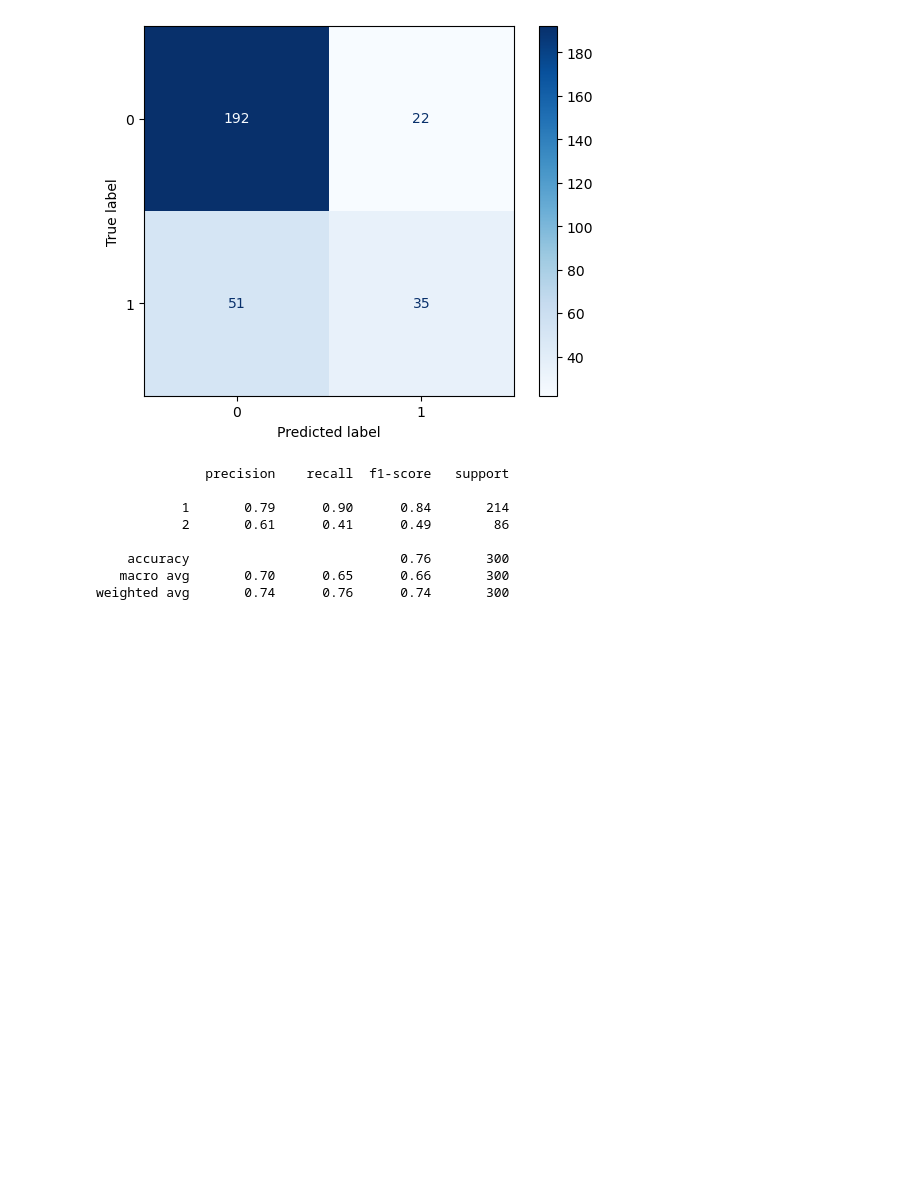
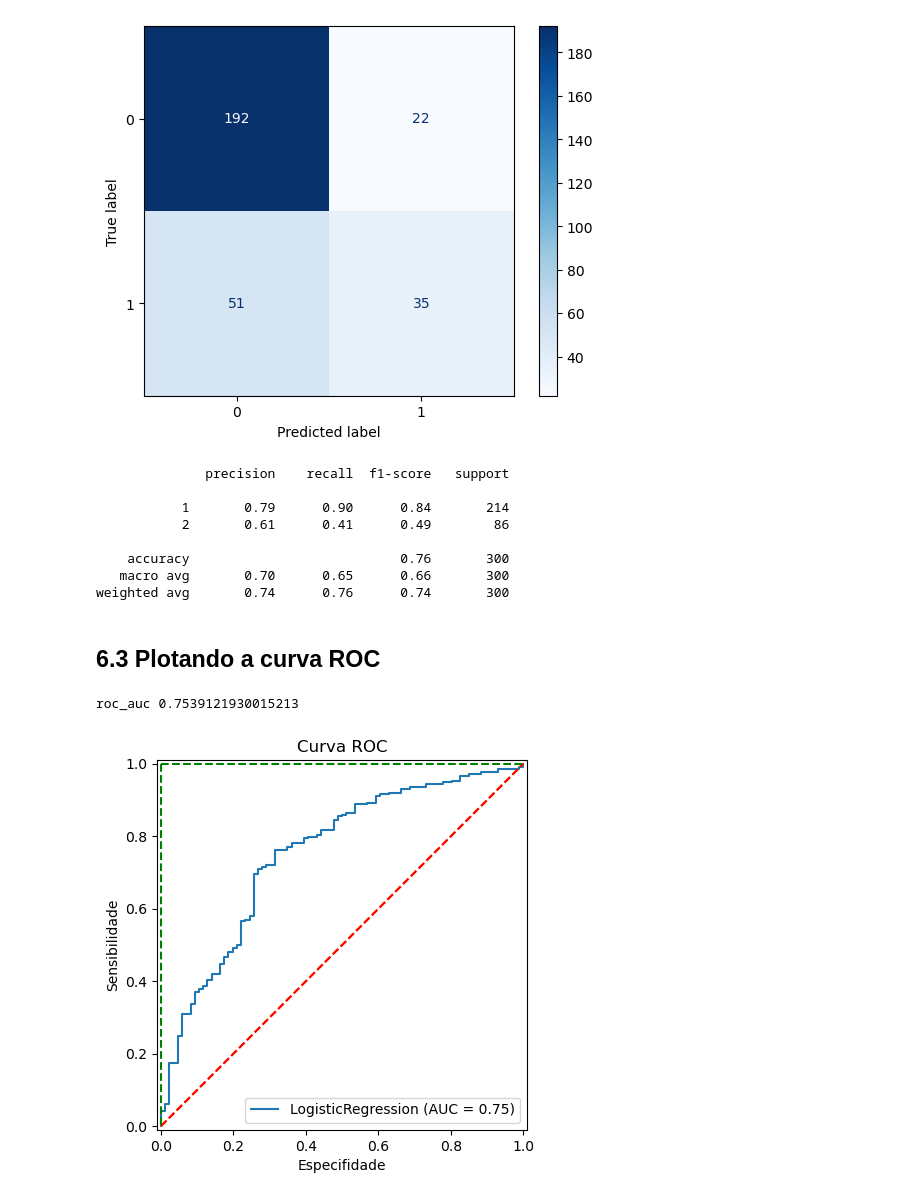
Before and after one commit to andreysousar/Risco_crdito_completo, a Jupyter notebook: risco_credito_completo.ipynb, the cells around one changed output. Saved outputs shown, nothing was run; the diff lists cells and outputs as text; code cells hidden in the pictures; blank space fills up the shorter version.

Commit message:
Curva ROC

```diff
--- a/risco_credito_completo.ipynb
+++ b/risco_credito_completo.ipynb
@@ -502,3 +502,5 @@ print(classification_report(teste_y,previsao))
     accuracy                           0.76       300
    macro avg       0.70      0.65      0.66       300
 weighted avg       0.74      0.76      0.74       300
+# %% [markdown]
+## 6.3 Plotando a curva ROC
@@ -504,0 +509,15 @@ weighted avg       0.74      0.76      0.74       300
+# %%
+prob_previsao=modelo.predict_proba(teste_x)[:,1]
+print('roc_auc', roc_auc_score(teste_y, prob_previsao))
+
+RocCurveDisplay.from_estimator(modelo, teste_x, y_true, pos_label=1)
+plt.plot([0, 1], [0, 1], '--')  # diagonal aleatória
+plt.title("Curva ROC")
+plt.xlabel('Especifidade')
+plt.ylabel('Sensibilidade')
+plt.plot([0, 1], ls="--", c = 'red') #plotando linha guia pontilhada vermelha
+plt.plot([0, 0], [1, 0], ls="--", c = 'green'), plt.plot([1, 1], ls="--", c = 'green')
+plt.show()
+# %% [output]
+roc_auc 0.7539121930015213
+[figure, added]
```
Also changed, not shown: parts of 1 cell of this notebook, 1 other file.
